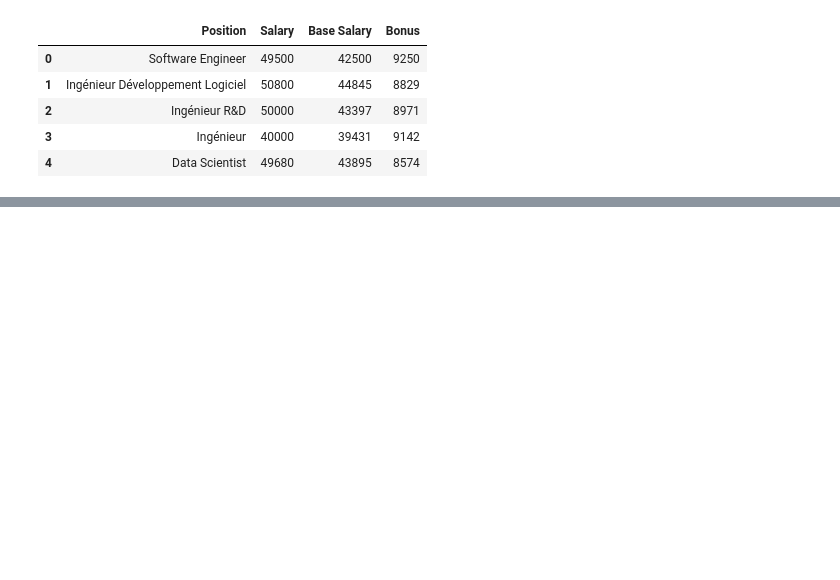
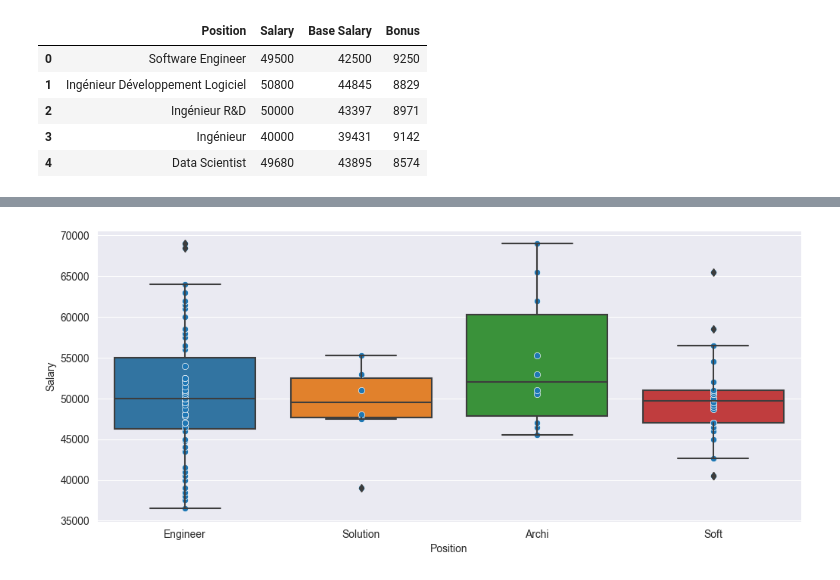
Before and after one commit to Jinkxt/ScrappingGlassdoor, a Jupyter notebook: 1- Cleanup.ipynb, the cells around one changed output, grey strips where cells are left out. Cells and saved outputs as stored; diff of their text form; code cells hidden in the pictures; blank space fills up the shorter version.

```diff
--- a/1- Cleanup.ipynb
+++ b/1- Cleanup.ipynb
@@ -72,0 +164,7 @@ df.head()
+# %%
+plt.figure(figsize=(12,5))
+sns.boxplot(data=df2, x='Position', y='Salary')
+sns.scatterplot(data=df2, x='Position', y='Salary')
+plt.show()
+# %% [output]
+[figure, added]
```
Also changed, not shown: parts of 15 cells of this notebook, 1 other file.
